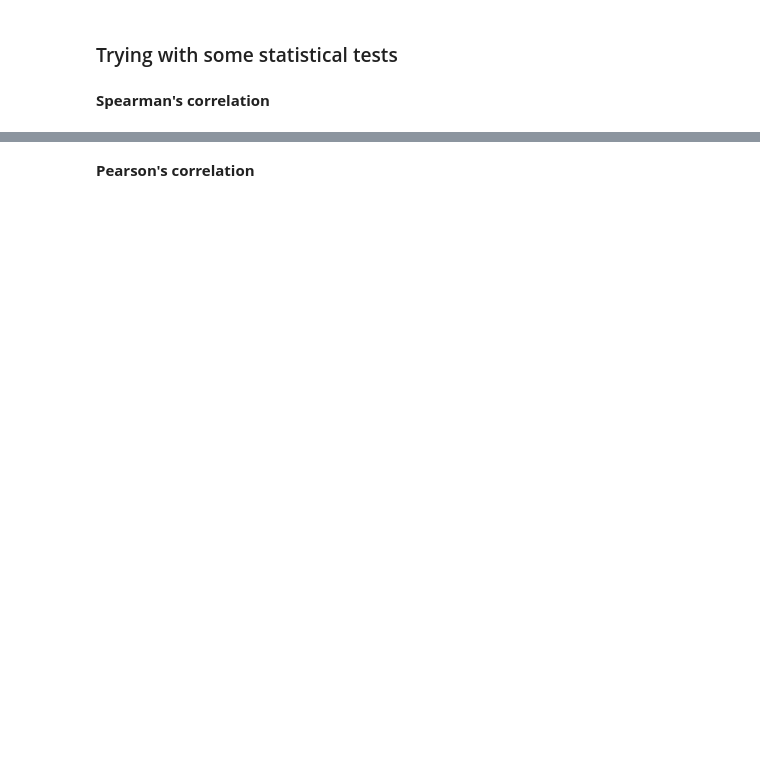
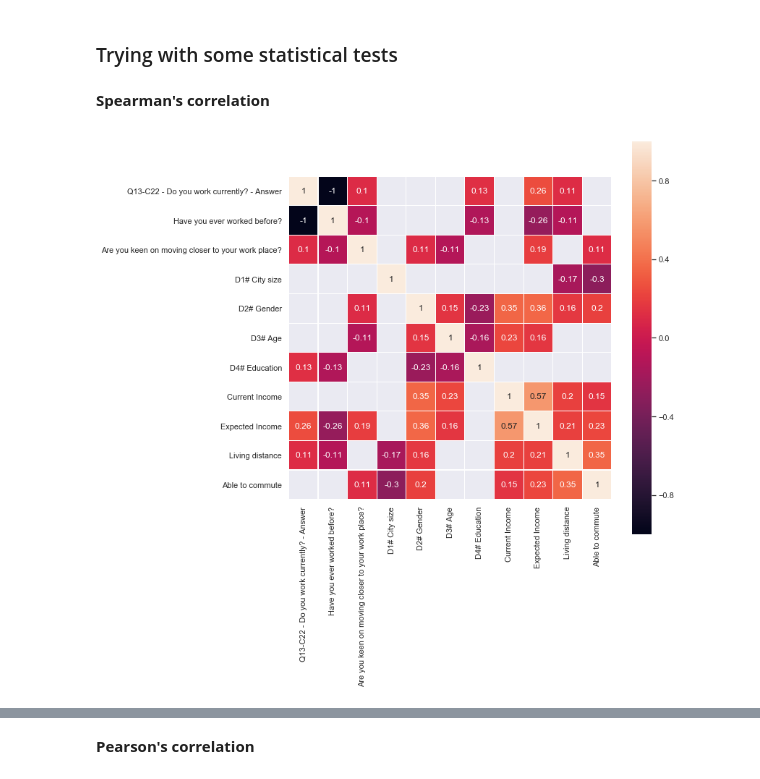
Before and after one commit to norbertstrzelecki/lstm_word2vec_spam_classifier, a Jupyter notebook: analytical/Analytical Task.ipynb, the cells around one changed output, grey strips where cells are left out. Cells and saved outputs as stored; diff of their text form; code cells hidden in the pictures; blank space fills up the shorter version.

Commit message:
Added correlation heatmaps

```diff
--- a/analytical/Analytical Task.ipynb
+++ b/analytical/Analytical Task.ipynb
@@ -776,6 +1007,13 @@ print(classification_report(y_test, forest.predict(data_test)))
 ### Trying with some statistical tests
 # %% [markdown]
 **Spearman's correlation**
+# %%
+corr = df_adult_all_num.drop(['Are you looking for a job?', 'id'], axis=1).corr('spearman')
+
+plt.figure(figsize=(10,10))
+sns.heatmap(corr[(corr >= 0.1) | (corr <= -0.1)], annot=True, square=True, linewidths=0.1);
+# %% [output]
+[figure, added]
 # %%
 # Overall correlation
 
```
Also changed, not shown: parts of 42 cells of this notebook.
